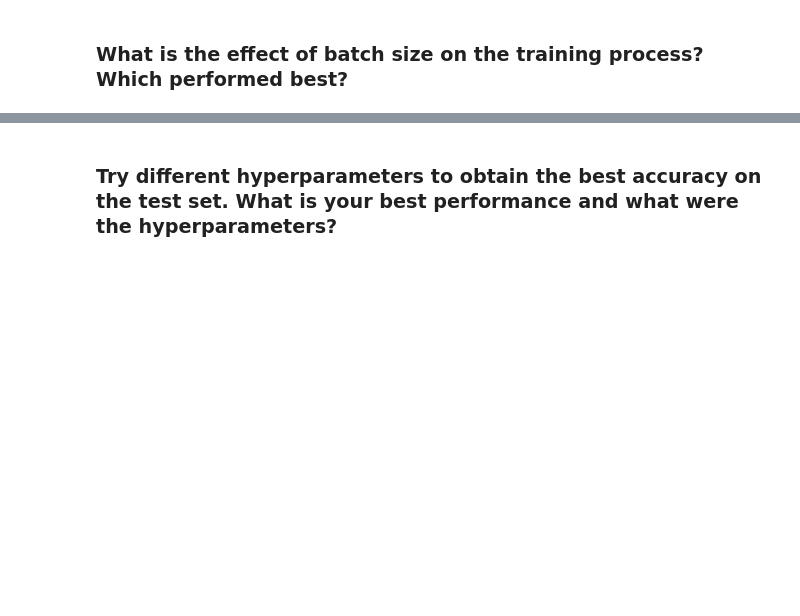
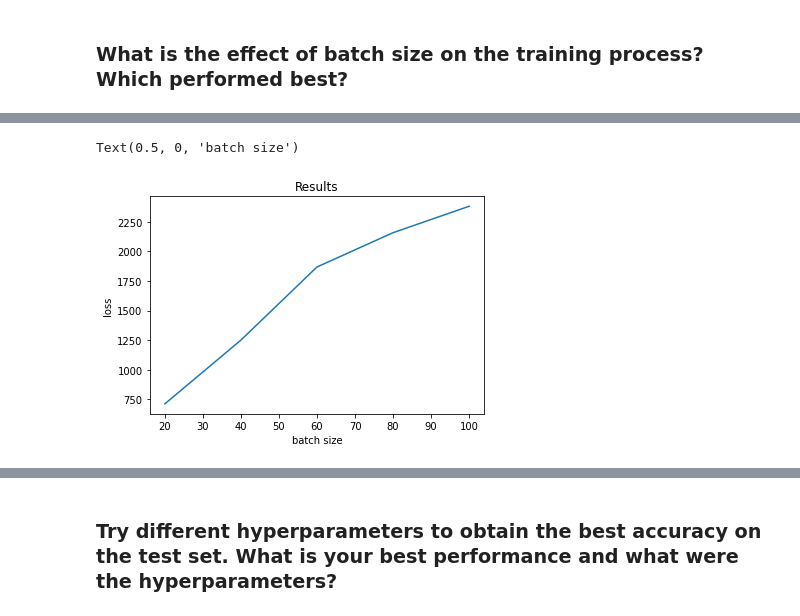
Before and after one commit to anav1001/CS-5783-Fall2022, a Jupyter notebook: Assignment_3/Assignment_3.ipynb, the cells around one changed output, grey strips where cells are left out. Cells and saved outputs as stored; diff of their text form; code cells hidden in the pictures; blank space fills up the shorter version.

```diff
--- a/Assignment_3/Assignment_3.ipynb
+++ b/Assignment_3/Assignment_3.ipynb
@@ -603,18 +618,19 @@ plt.xlabel("learning rate")
 # %% [markdown]
 ### What is the effect of batch size on the training process? Which performed best?
 # %%
-n = 10
+# Define the Keras TensorBoard callback.
+logdir="logs/fit/" + datetime.now().strftime("%Y%m%d-%H%M%S")
+tensorboard_callback = keras.callbacks.TensorBoard(log_dir=logdir)
+
+n = 5
 res_loss2 = np.zeros(n)
 res_acc2 = np.zeros(n)
 batchs = np.zeros(n)
 
 for i in range(n):
-    batch = 10*(i+1)
+    batch = 20*(i+1)
     batchs[i] = batch
     model.compile(optimizer='adam',loss='sparse_categorical_crossentropy',metrics=['accuracy'])
-    # Define the Keras TensorBoard callback.
-    logdir="logs/fit/" + datetime.now().strftime("%Y%m%d-%H%M%S")
-    tensorboard_callback = keras.callbacks.TensorBoard(log_dir=logdir)
     # Train the model.
     model.fit(x_train, y_train, batch_size=batch,epochs=25, callbacks=[tensorboard_callback])
     # Evaluate
@@ -624,6 +658,9 @@ for i in range(n):
 # %%
-plt.plot(batch,res_loss2)
+plt.plot(batchs,res_loss2)
 plt.title("Results")
 plt.ylabel("loss")
-plt.xlabel("learning rate")
+plt.xlabel("batch size")
+# %% [output]
+Text(0.5, 0, 'batch size')
+[figure, added]
 # %%
```
Also changed, not shown: parts of 12 cells of this notebook.
